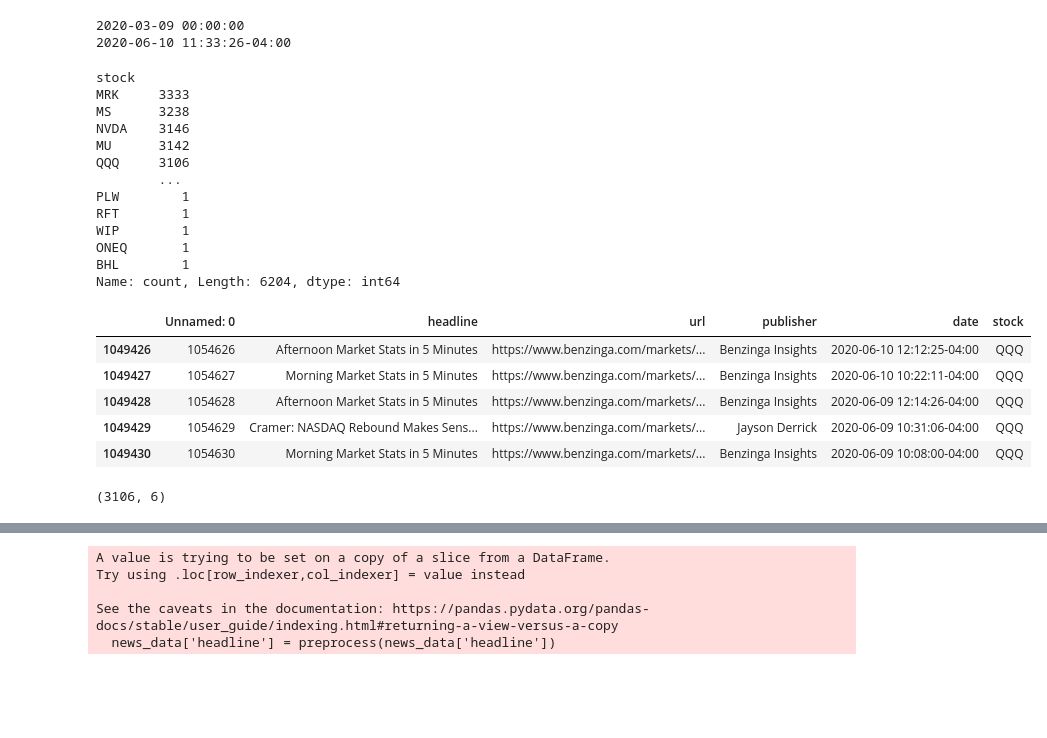
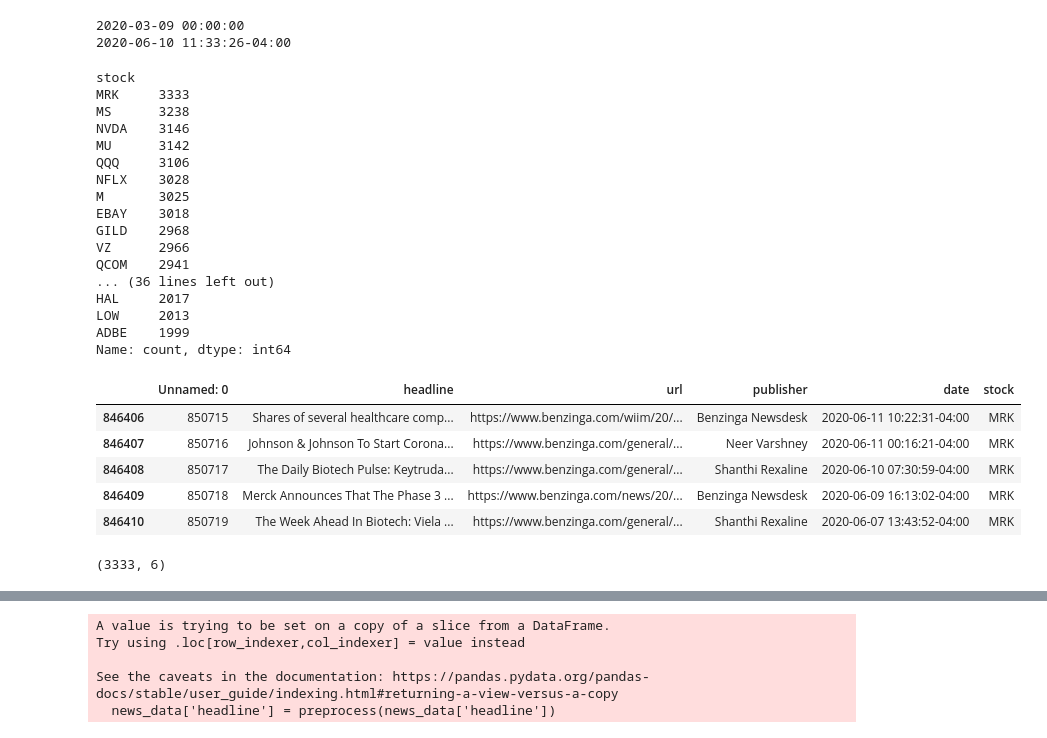
Before and after one commit to jamescalnan/Learning-From-Data-Coursework, a Jupyter notebook: Stock Predictor.ipynb, the cells around one changed output, grey strips where cells are left out. Cells and saved outputs as stored; diff of their text form; code cells hidden in the pictures; blank space fills up the shorter version.

```diff
--- a/Stock Predictor.ipynb
+++ b/Stock Predictor.ipynb
@@ -97,8 +85,8 @@ print(aapl_data['date'].max())
 2020-03-09 00:00:00
 2020-06-10 11:33:26-04:00
 # %%
-# Get the stock with the most amount of dates
-data['stock'].value_counts()
+# Get the 50 most stock with the most amount of datee
+data['stock'].value_counts().head(50)
 # %% [output]
 stock
 MRK     3333
@@ -106,30 +94,34 @@ MS      3238
 NVDA    3146
 MU      3142
 QQQ     3106
-        ...
-PLW        1
-RFT        1
-WIP        1
-ONEQ       1
-BHL        1
-Name: count, Length: 6204, dtype: int64
+NFLX    3028
+M       3025
+EBAY    3018
+GILD    2968
+VZ      2966
+QCOM    2941
+... (36 lines left out)
+HAL     2017
+LOW     2013
+ADBE    1999
+Name: count, dtype: int64
 # %%
 # Im going to use the MS stock as it has a lot of dates
-stock = "QQQ"
+stock = "MRK"
 news_data = data[data['stock'] == stock]
 
 news_data.head()
 # %% [output]
 |  | Unnamed: 0 | headline | url | publisher | date | stock |
-| 1049426 | 1054626 | Afternoon Market Stats in 5 Minutes | https://www.benzinga.com/markets/... | Benzinga Insights | 2020-06-10 12:12:25-04:00 | QQQ |
-| 1049427 | 1054627 | Morning Market Stats in 5 Minutes | https://www.benzinga.com/markets/... | Benzinga Insights | 2020-06-10 10:22:11-04:00 | QQQ |
-| 1049428 | 1054628 | Afternoon Market Stats in 5 Minutes | https://www.benzinga.com/markets/... | Benzinga Insights | 2020-06-09 12:14:26-04:00 | QQQ |
-| 1049429 | 1054629 | Cramer: NASDAQ Rebound Makes Sens... | https://www.benzinga.com/markets/... | Jayson Derrick | 2020-06-09 10:31:06-04:00 | QQQ |
-| 1049430 | 1054630 | Morning Market Stats in 5 Minutes | https://www.benzinga.com/markets/... | Benzinga Insights | 2020-06-09 10:08:00-04:00 | QQQ |
+| 846406 | 850715 | Shares of several healthcare comp... | https://www.benzinga.com/wiim/20/... | Benzinga Newsdesk | 2020-06-11 10:22:31-04:00 | MRK |
+| 846407 | 850716 | Johnson & Johnson To Start Corona... | https://www.benzinga.com/general/... | Neer Varshney | 2020-06-11 00:16:21-04:00 | MRK |
+| 846408 | 850717 | The Daily Biotech Pulse: Keytruda... | https://www.benzinga.com/general/... | Shanthi Rexaline | 2020-06-10 07:30:59-04:00 | MRK |
+| 846409 | 850718 | Merck Announces That The Phase 3 ... | https://www.benzinga.com/news/20/... | Benzinga Newsdesk | 2020-06-09 16:13:02-04:00 | MRK |
+| 846410 | 850719 | The Week Ahead In Biotech: Viela ... | https://www.benzinga.com/general/... | Shanthi Rexaline | 2020-06-07 13:43:52-04:00 | MRK |
 # %%
 news_data.shape
 # %% [output]
-(3106, 6)
+(3333, 6)
 # %%
 # Get the date range
 print(news_data['date'].min())
```
Also changed, not shown: parts of 26 cells of this notebook, 25 other files.
